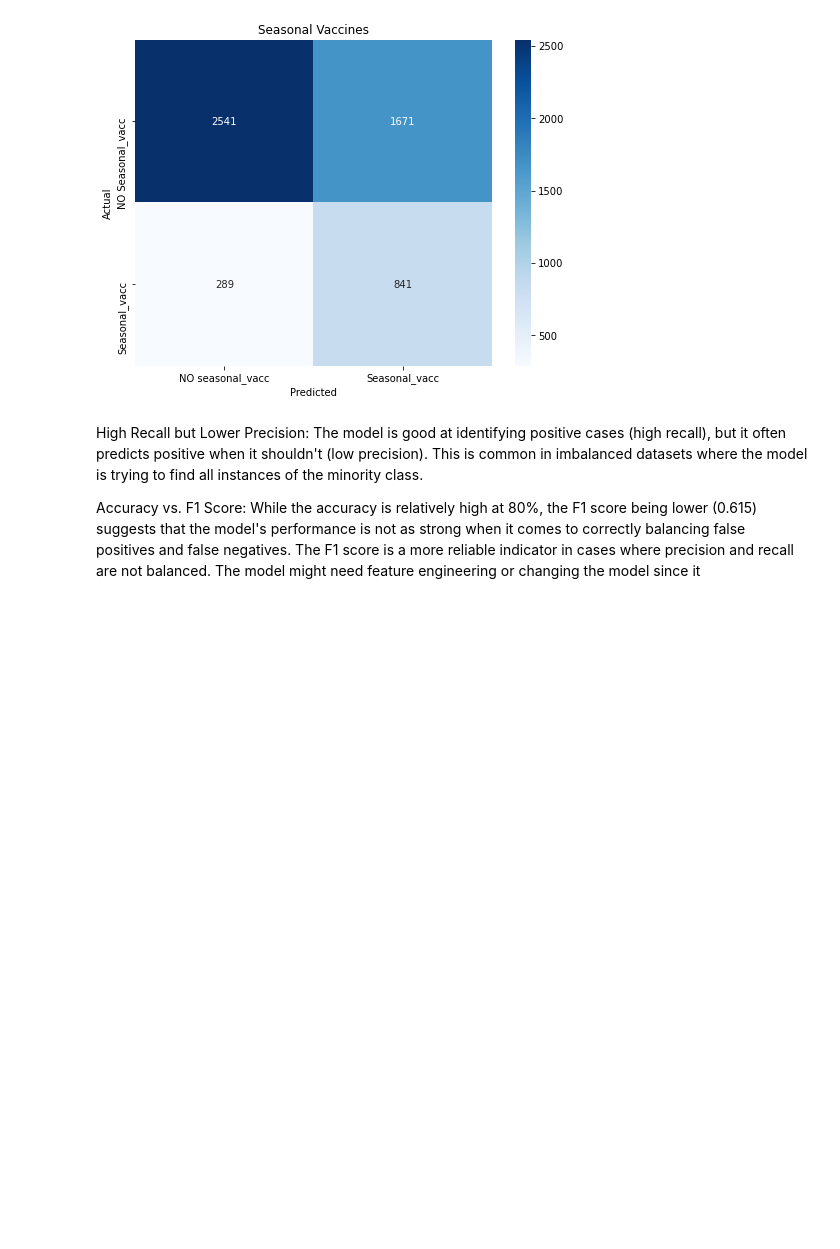
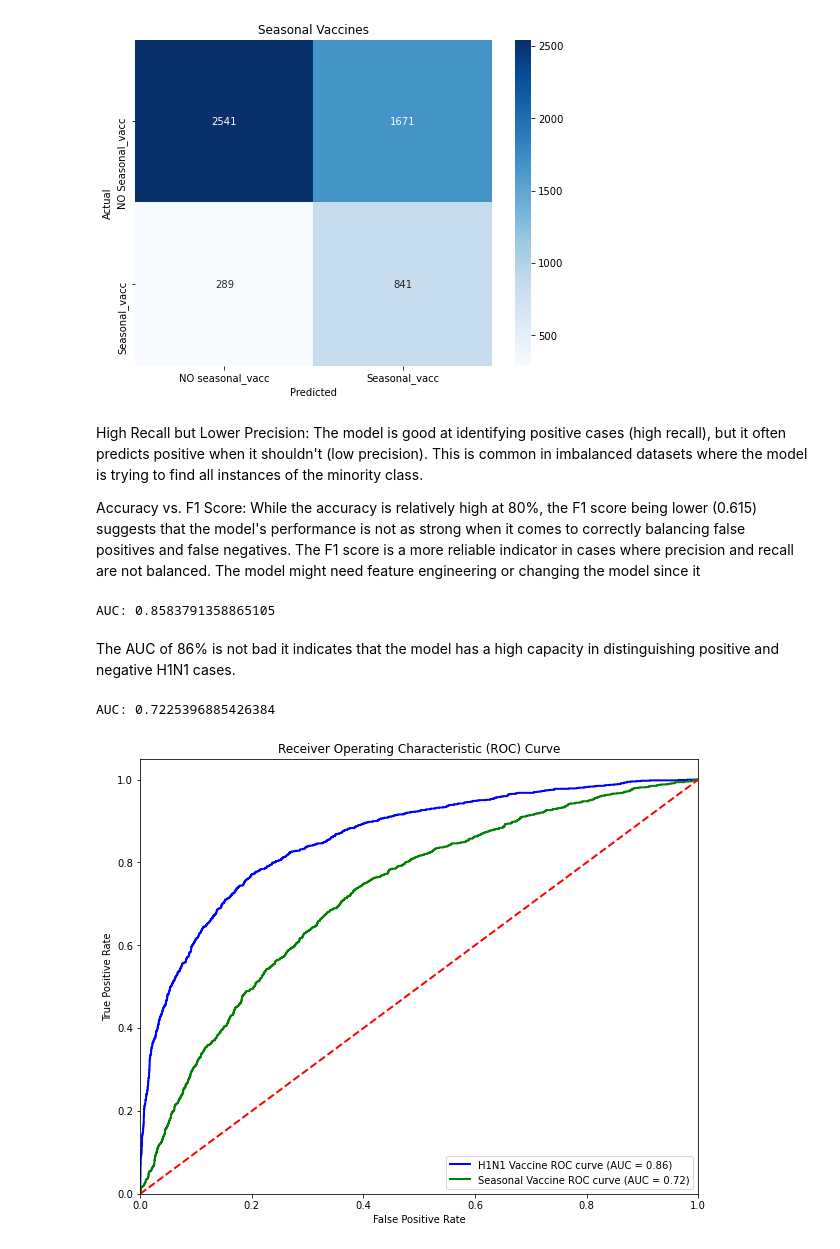
Before and after one commit to gshikanda/PHASE-3-PROJECT, a Jupyter notebook: H1N1 PROJECT.ipynb, the cells around one changed output. Drawn from its saved outputs; the diff is of its cells as text; code cells hidden in the pictures; blank space fills up the shorter version.

Commit message:
looking for the auc roc score for h1n1

```diff
--- a/H1N1 PROJECT.ipynb
+++ b/H1N1 PROJECT.ipynb
@@ -806,3 +806,57 @@ High Recall but Lower Precision: The model is good at identifying positive cases
 
 Accuracy vs. F1 Score: While the accuracy is relatively high at 80%, the F1 score being lower (0.615) suggests that the model's performance is not as strong when it comes to correctly balancing false positives and false negatives. The F1 score is a more reliable indicator in cases where precision and recall are not balanced.
 The model might need feature engineering or changing the model since it
+# %%
+from sklearn.metrics import roc_curve, auc
+
+y_h1n1_score = logreg_h1n1.fit(X_train_smote_h1n1, y_train_smote_h1n1).decision_function(x_test_scaled)
+
+fpr, tpr, thresholds = roc_curve(y_test, y_h1n1_score)
+
+print('AUC: {}'.format(auc(fpr, tpr)))
+# %% [output]
+AUC: 0.8583791358865105
+# %% [markdown]
+The AUC of 86% is not bad it indicates that the model has a high capacity in distinguishing positive and negative H1N1 cases.
+# %%
+
+
+y_seasonal_score = logreg_seasonal.fit(X_train_smote_seasonal, y_train_smote_seasonal).decision_function(x_test_scaled)
+
+fpr, tpr, thresholds = roc_curve(y_test, y_seasonal_score)
+
+print('AUC: {}'.format(auc(fpr, tpr)))
+# %% [output]
+AUC: 0.7225396885426384
+# %%
+import matplotlib.pyplot as plt
+from sklearn.metrics import roc_curve, auc
+
+# Calculate ROC curve and AUC for H1N1 vaccine prediction
+fpr_h1n1, tpr_h1n1, _ = roc_curve(y_test, y_h1n1_score)
+roc_auc_h1n1 = auc(fpr_h1n1, tpr_h1n1)
+
+# Calculate ROC curve and AUC for seasonal vaccine prediction
+fpr_seasonal, tpr_seasonal, _ = roc_curve(y_test, y_seasonal_score)
+roc_auc_seasonal = auc(fpr_seasonal, tpr_seasonal)
+
+# Plotting the ROC curves
+plt.figure(figsize=(10, 8))
+plt.plot(fpr_h1n1, tpr_h1n1, color='blue', lw=2, label='H1N1 Vaccine ROC curve (AUC = {:.2f})'.format(roc_auc_h1n1))
+plt.plot(fpr_seasonal, tpr_seasonal, color='green', lw=2, label='Seasonal Vaccine ROC curve (AUC = {:.2f})'.format(roc_auc_seasonal))
+
+# Plotting the diagonal line for random guessing
+plt.plot([0, 1], [0, 1], color='red', lw=2, linestyle='--')
+
+# Adding labels and title
+plt.xlim([0.0, 1.0])
+plt.ylim([0.0, 1.05])
+plt.xlabel('False Positive Rate')
+plt.ylabel('True Positive Rate')
+plt.title('Receiver Operating Characteristic (ROC) Curve')
+plt.legend(loc='lower right')
+
+# Show the plot
+plt.show()
+# %% [output]
+[figure, added]
```
